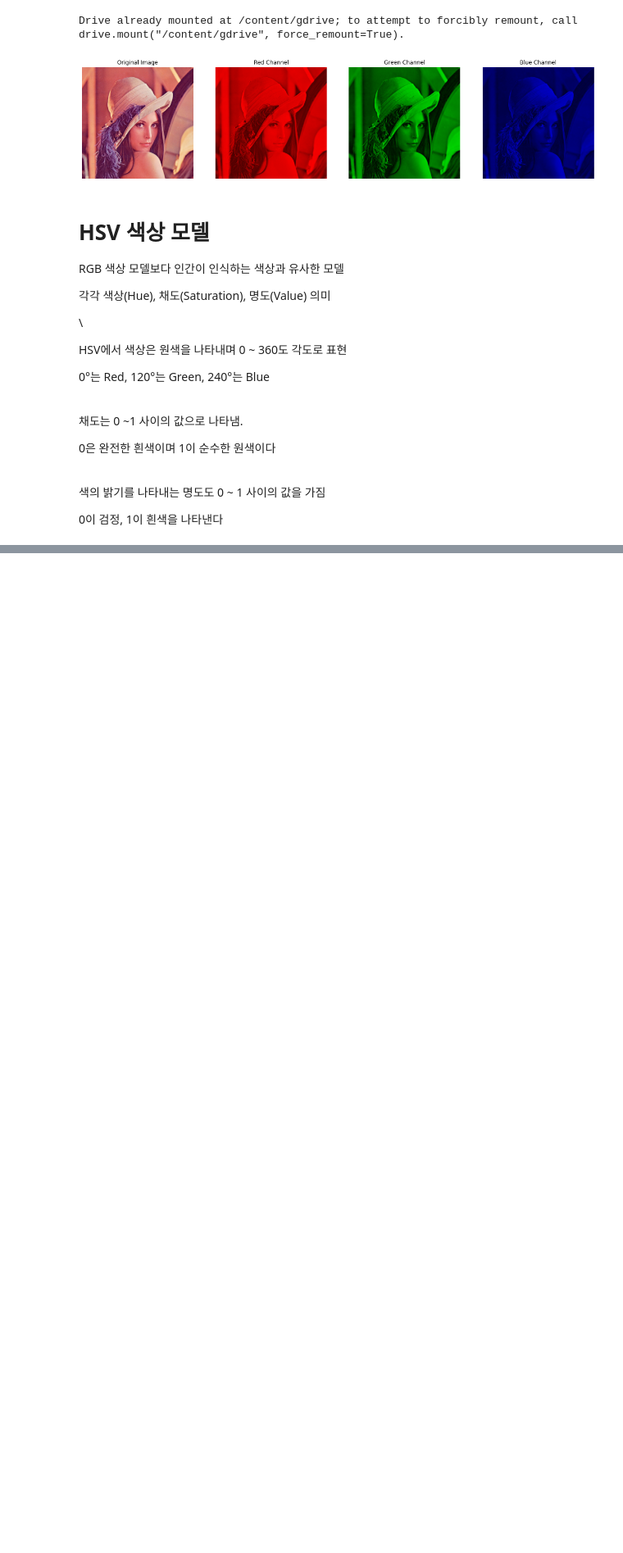
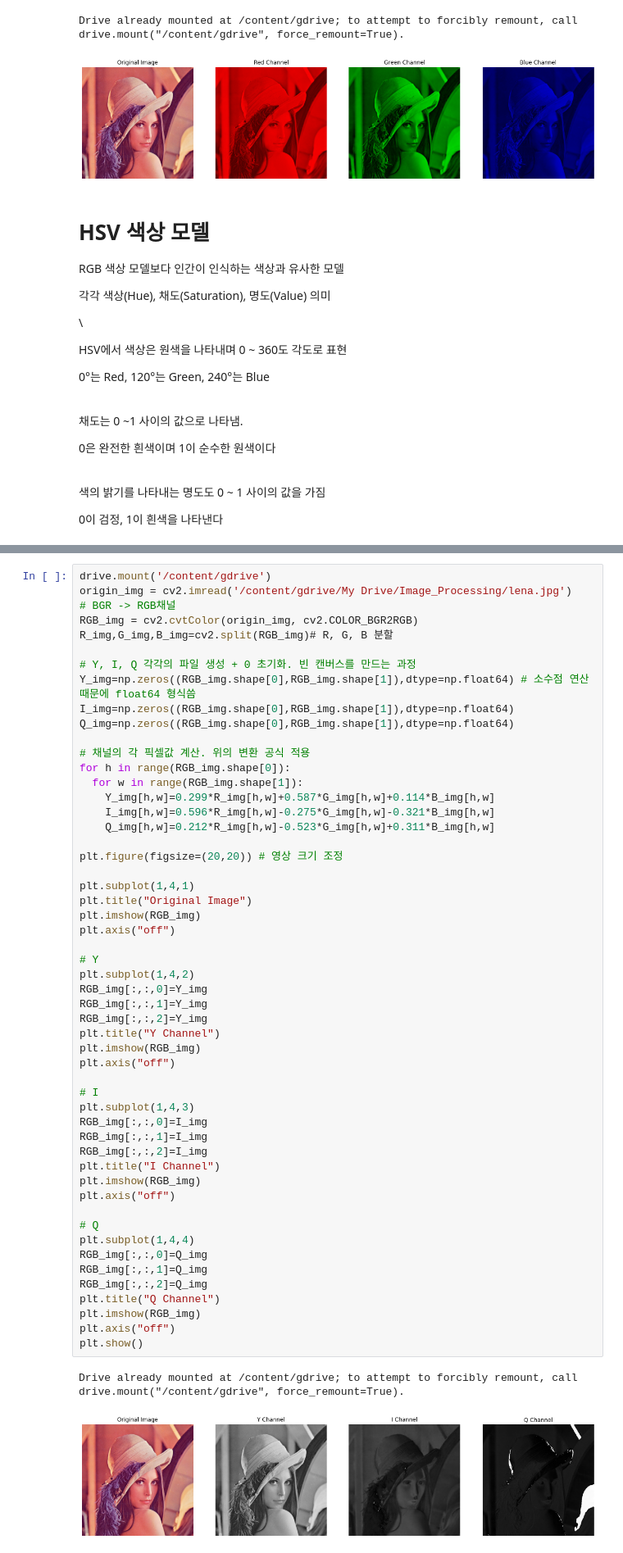
Before and after one commit to olzlt/OpenCV, a Jupyter notebook: OpenCV영상처리_02_영상의_표현.ipynb, the cells around one changed output, grey strips where cells are left out. Shown at 82% size. Drawn from its saved outputs; the diff is of its cells as text; blank space fills up the shorter version.

```diff
--- a/OpenCV영상처리_02_영상의_표현.ipynb
+++ b/OpenCV영상처리_02_영상의_표현.ipynb
@@ -146,0 +278,56 @@ Drive already mounted at /content/gdrive; to attempt to forcibly remount, call d
+# %%
+drive.mount('/content/gdrive')
+origin_img = cv2.imread('/content/gdrive/My Drive/Image_Processing/lena.jpg')
+# BGR -> RGB채널
+RGB_img = cv2.cvtColor(origin_img, cv2.COLOR_BGR2RGB)
+R_img,G_img,B_img=cv2.split(RGB_img)# R, G, B 분할
+
+# Y, I, Q 각각의 파일 생성 + 0 초기화. 빈 캔버스를 만드는 과정
+Y_img=np.zeros((RGB_img.shape[0],RGB_img.shape[1]),dtype=np.float64) # 소수점 연산때문에 float64 형식씀
+I_img=np.zeros((RGB_img.shape[0],RGB_img.shape[1]),dtype=np.float64)
+Q_img=np.zeros((RGB_img.shape[0],RGB_img.shape[1]),dtype=np.float64)
+
+# 채널의 각 픽셀값 계산. 위의 변환 공식 적용
+for h in range(RGB_img.shape[0]):
+  for w in range(RGB_img.shape[1]):
+    Y_img[h,w]=0.299*R_img[h,w]+0.587*G_img[h,w]+0.114*B_img[h,w]
+    I_img[h,w]=0.596*R_img[h,w]-0.275*G_img[h,w]-0.321*B_img[h,w]
+    Q_img[h,w]=0.212*R_img[h,w]-0.523*G_img[h,w]+0.311*B_img[h,w]
+
+plt.figure(figsize=(20,20)) # 영상 크기 조정
+
+plt.subplot(1,4,1)
+plt.title("Original Image")
+plt.imshow(RGB_img)
+plt.axis("off")
+
+# Y
+plt.subplot(1,4,2)
+RGB_img[:,:,0]=Y_img
+RGB_img[:,:,1]=Y_img
+RGB_img[:,:,2]=Y_img
+plt.title("Y Channel")
+plt.imshow(RGB_img)
+plt.axis("off")
+
+# I
+plt.subplot(1,4,3)
+RGB_img[:,:,0]=I_img
+RGB_img[:,:,1]=I_img
+RGB_img[:,:,2]=I_img
+plt.title("I Channel")
+plt.imshow(RGB_img)
+plt.axis("off")
+
+# Q
+plt.subplot(1,4,4)
+RGB_img[:,:,0]=Q_img
+RGB_img[:,:,1]=Q_img
+RGB_img[:,:,2]=Q_img
+plt.title("Q Channel")
+plt.imshow(RGB_img)
+plt.axis("off")
+plt.show()
+# %% [output]
+Drive already mounted at /content/gdrive; to attempt to forcibly remount, call drive.mount("/content/gdrive", force_remount=True).
+[figure, added]
```
Also changed, not shown: parts of 9 cells of this notebook.
